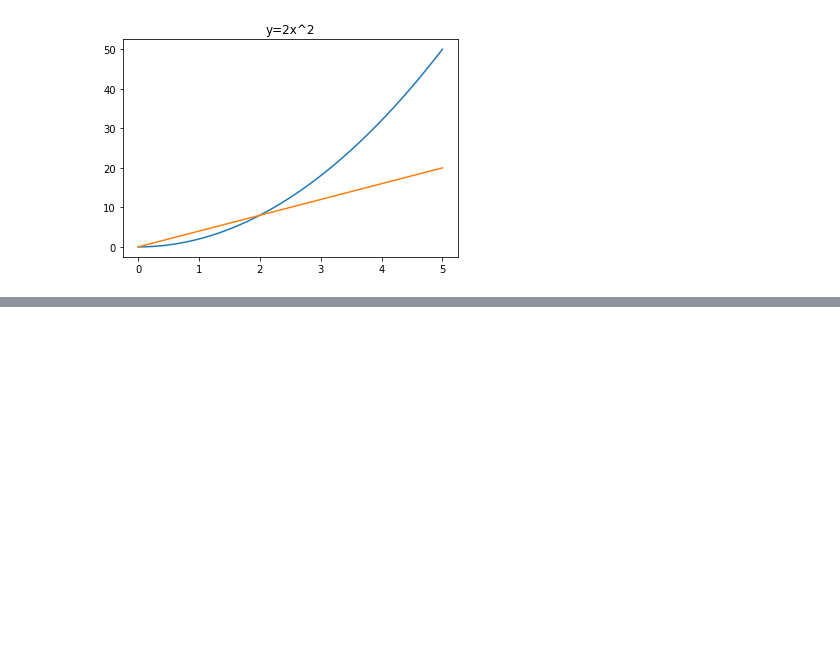
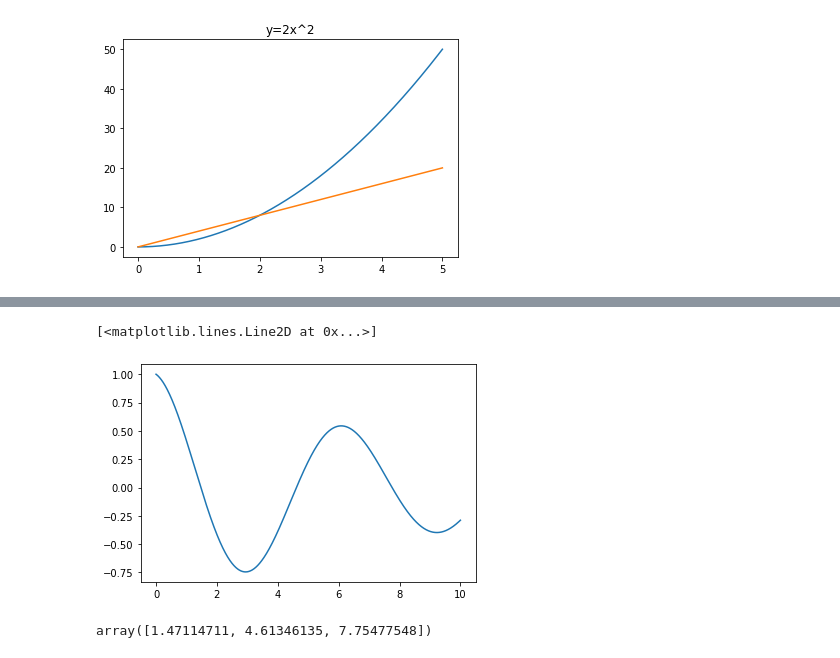
Before and after one commit to sbhusal123/scientific-programming, a Jupyter notebook: Numpy_Series.ipynb, the cells around one changed output, grey strips where cells are left out. Drawn from its saved outputs; the diff is of its cells as text; code cells hidden in the pictures; blank space fills up the shorter version.

Commit message:
Added example.

```diff
--- a/Numpy_Series.ipynb
+++ b/Numpy_Series.ipynb
@@ -173,0 +225,31 @@ x_lim
+# %%
+# 4
+dydx = np.gradient(y, x)
+plt.plot(x, dydx)
+# %% [output]
+[<matplotlib.lines.Line2D at 0x...>]
+[figure, added]
+# %%
+# 5
+# Tip: Product of two consecutive slope at a point is negative
+dydx = np.gradient(y, x)
+
+"""
+Example:
+x = [.........] N = 6
+slope = [5, 3, 2, -2, -1, 5] len=6
+Peak in between -1, 5 and 2, -2
+
+slope[1:] = [3, 2, -2, -1, 5]
+slope[:-1] = [5, 3, 2, -2, -1]
+
+Slope[1:] * slope[:-1]     = [15, 6, -4, 2, -5]
+Slope[1:] * slope[:-1] < 0 = [False, False, True, False, True] len=5
+                     x[1:] = [3    , 2    , -2  , -1   ,  5  ] len=5
+
+So to find the index, exclude the first item from x.
+"""
+
+x[1:][dydx[1:] * dydx[:-1] < 0]
+# %% [output]
+array([1.47114711, 4.61346135, 7.75477548])
```
Also changed, not shown: parts of 11 cells of this notebook.
